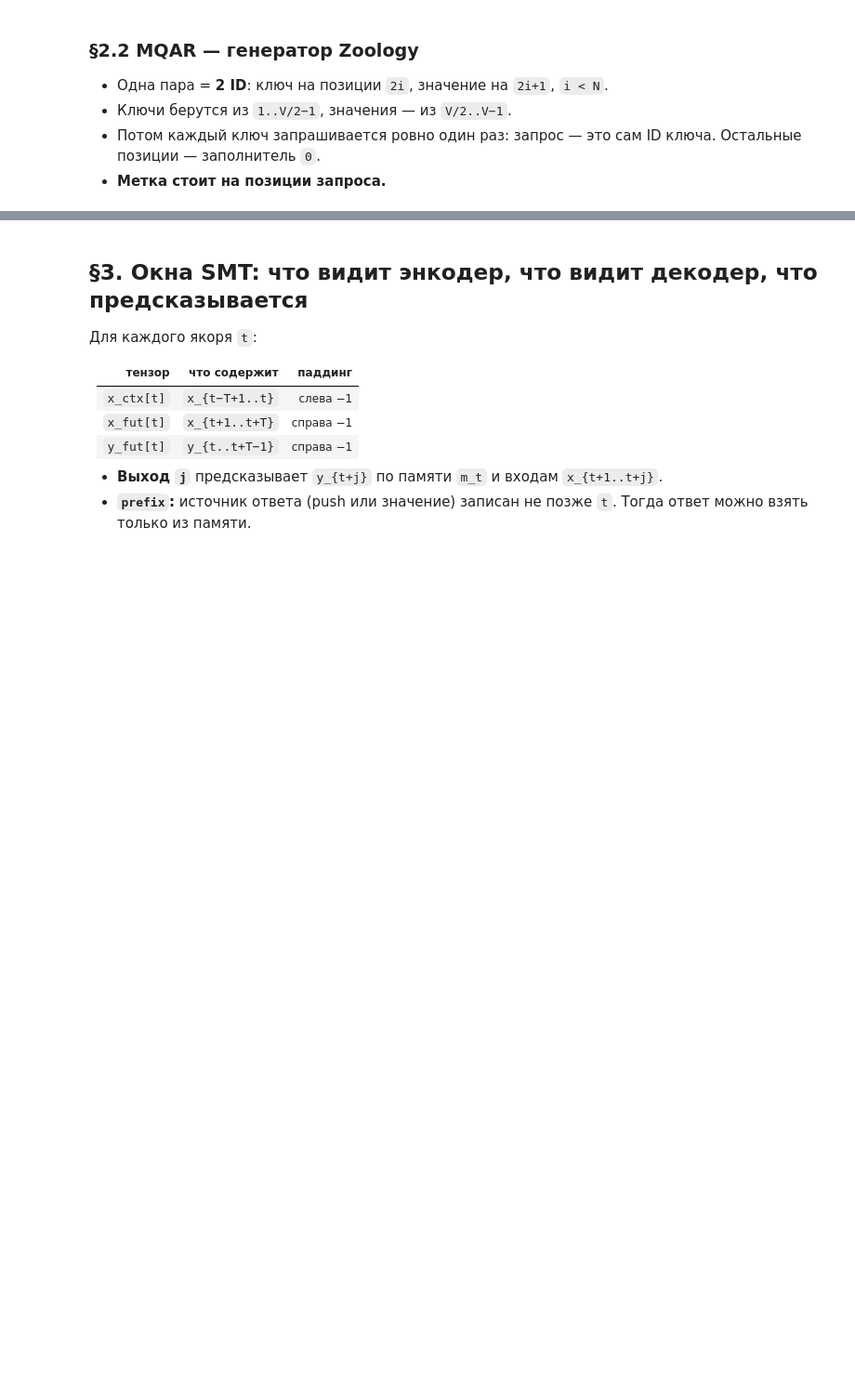
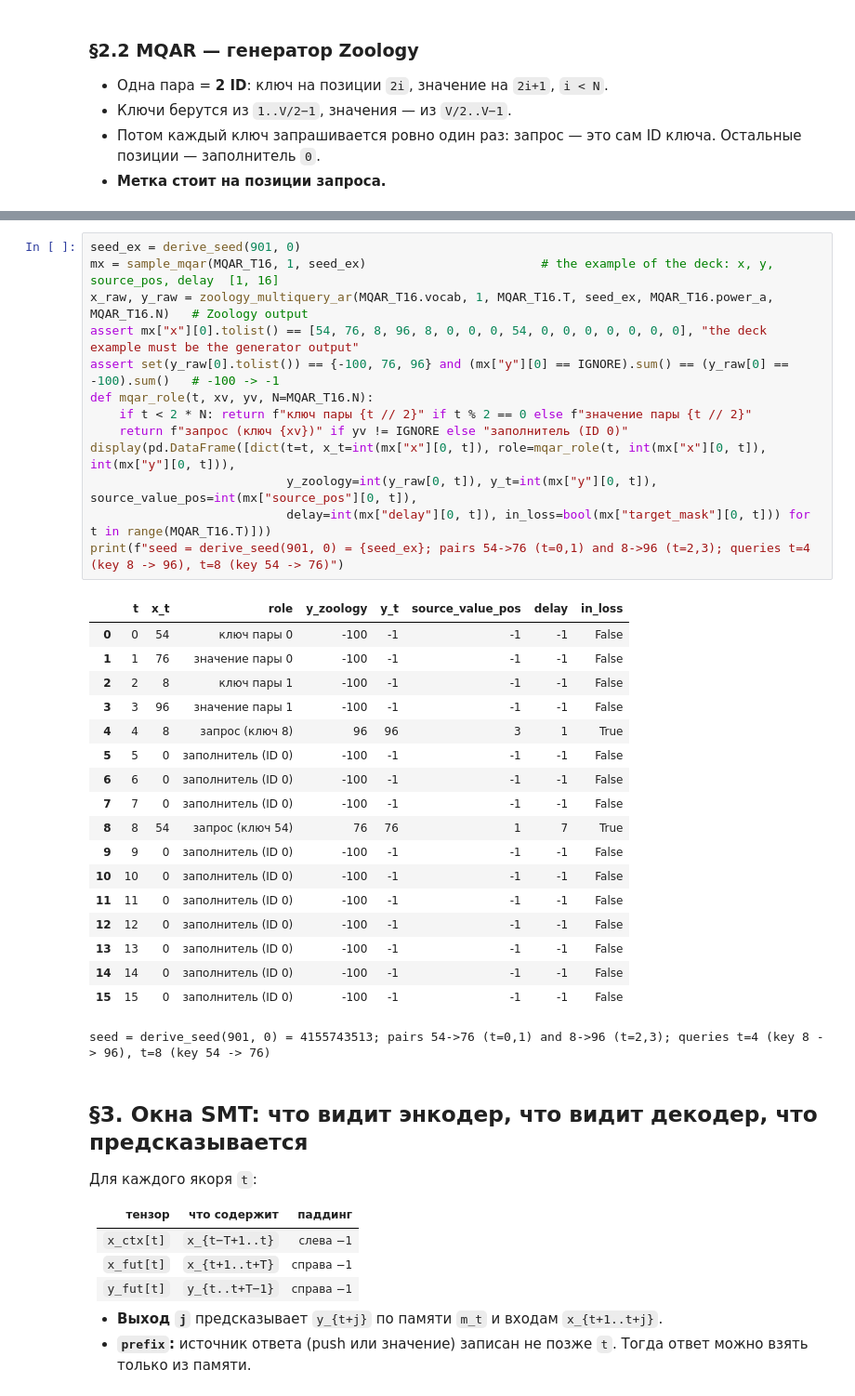
Before and after one commit to RomadovaIrina/smtMemUp, a Jupyter notebook: SMT_MemUP_EXPLAINABLE.ipynb, the cells around one changed output, grey strips where cells are left out. Shown at 93% size. Cells and saved outputs as stored; diff of their text form; blank space fills up the shorter version.

```diff
--- a/SMT_MemUP_EXPLAINABLE.ipynb
+++ b/SMT_MemUP_EXPLAINABLE.ipynb
@@ -224,3 +232,35 @@ for t in mq["target_mask"][0].nonzero().flatten().tolist():     # at a query: x_
+# %%
+seed_ex = derive_seed(901, 0)
+mx = sample_mqar(MQAR_T16, 1, seed_ex)                        # the example of the deck: x, y, source_pos, delay  [1, 16]
+x_raw, y_raw = zoology_multiquery_ar(MQAR_T16.vocab, 1, MQAR_T16.T, seed_ex, MQAR_T16.power_a, MQAR_T16.N)   # Zoology output
+assert mx["x"][0].tolist() == [54, 76, 8, 96, 8, 0, 0, 0, 54, 0, 0, 0, 0, 0, 0, 0], "the deck example must be the generator output"
+assert set(y_raw[0].tolist()) == {-100, 76, 96} and (mx["y"][0] == IGNORE).sum() == (y_raw[0] == -100).sum()   # -100 -> -1
+def mqar_role(t, xv, yv, N=MQAR_T16.N):
+    if t < 2 * N: return f"ключ пары {t // 2}" if t % 2 == 0 else f"значение пары {t // 2}"
+    return f"запрос (ключ {xv})" if yv != IGNORE else "заполнитель (ID 0)"
+display(pd.DataFrame([dict(t=t, x_t=int(mx["x"][0, t]), role=mqar_role(t, int(mx["x"][0, t]), int(mx["y"][0, t])),
+                           y_zoology=int(y_raw[0, t]), y_t=int(mx["y"][0, t]), source_value_pos=int(mx["source_pos"][0, t]),
+                           delay=int(mx["delay"][0, t]), in_loss=bool(mx["target_mask"][0, t])) for t in range(MQAR_T16.T)]))
+print(f"seed = derive_seed(901, 0) = {seed_ex}; pairs 54->76 (t=0,1) and 8->96 (t=2,3); queries t=4 (key 8 -> 96), t=8 (key 54 -> 76)")
+# %% [output]
+|  | t | x_t | role | y_zoology | y_t | source_value_pos | delay | in_loss |
+| 0 | 0 | 54 | ключ пары 0 | -100 | -1 | -1 | -1 | False |
+| 1 | 1 | 76 | значение пары 0 | -100 | -1 | -1 | -1 | False |
+| 2 | 2 | 8 | ключ пары 1 | -100 | -1 | -1 | -1 | False |
+| 3 | 3 | 96 | значение пары 1 | -100 | -1 | -1 | -1 | False |
+| 4 | 4 | 8 | запрос (ключ 8) | 96 | 96 | 3 | 1 | True |
+| 5 | 5 | 0 | заполнитель (ID 0) | -100 | -1 | -1 | -1 | False |
+| 6 | 6 | 0 | заполнитель (ID 0) | -100 | -1 | -1 | -1 | False |
+| 7 | 7 | 0 | заполнитель (ID 0) | -100 | -1 | -1 | -1 | False |
+| 8 | 8 | 54 | запрос (ключ 54) | 76 | 76 | 1 | 7 | True |
+| 9 | 9 | 0 | заполнитель (ID 0) | -100 | -1 | -1 | -1 | False |
+| 10 | 10 | 0 | заполнитель (ID 0) | -100 | -1 | -1 | -1 | False |
+| 11 | 11 | 0 | заполнитель (ID 0) | -100 | -1 | -1 | -1 | False |
+| 12 | 12 | 0 | заполнитель (ID 0) | -100 | -1 | -1 | -1 | False |
+| 13 | 13 | 0 | заполнитель (ID 0) | -100 | -1 | -1 | -1 | False |
+| 14 | 14 | 0 | заполнитель (ID 0) | -100 | -1 | -1 | -1 | False |
+| 15 | 15 | 0 | заполнитель (ID 0) | -100 | -1 | -1 | -1 | False |
+seed = derive_seed(901, 0) = 4155743513; pairs 54->76 (t=0,1) and 8->96 (t=2,3); queries t=4 (key 8 -> 96), t=8 (key 54 -> 76)
 # %% [markdown]
 ## §3. Окна SMT: что видит энкодер, что видит декодер, что предсказывается
 
```
Also changed, not shown: parts of 9 cells of this notebook, 5 other files.
